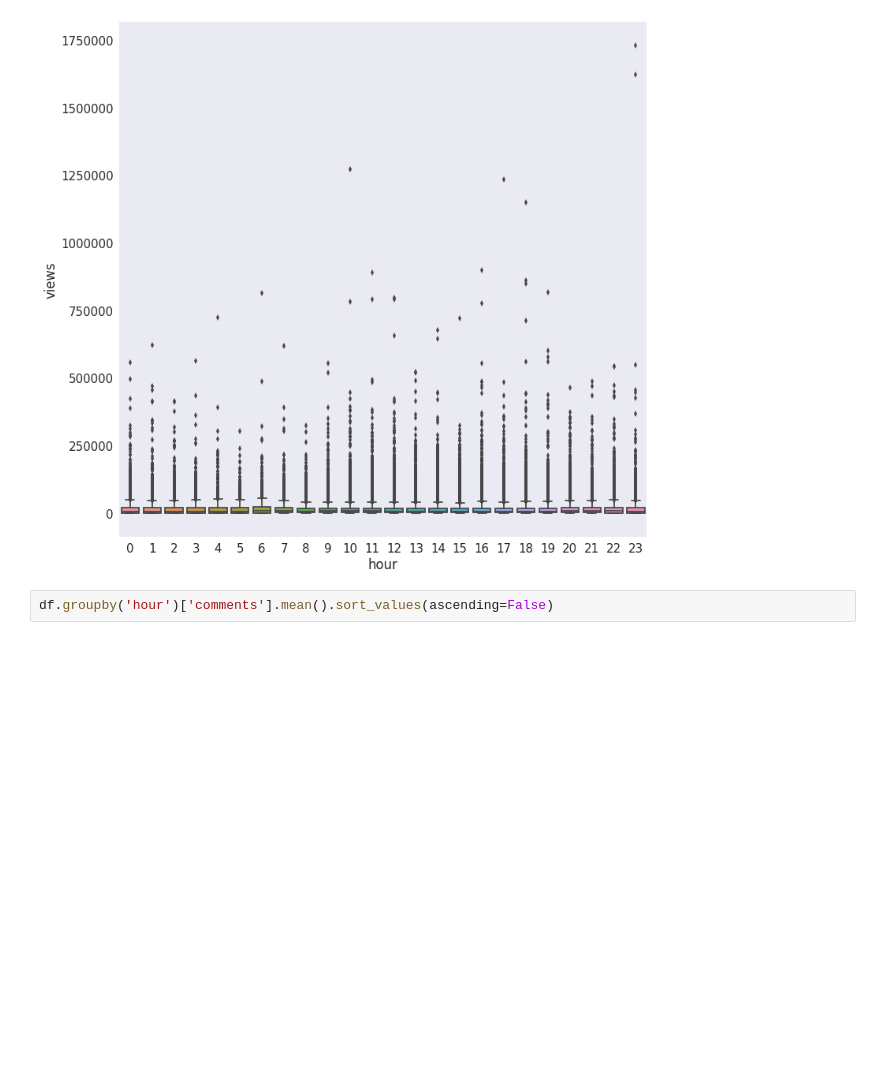
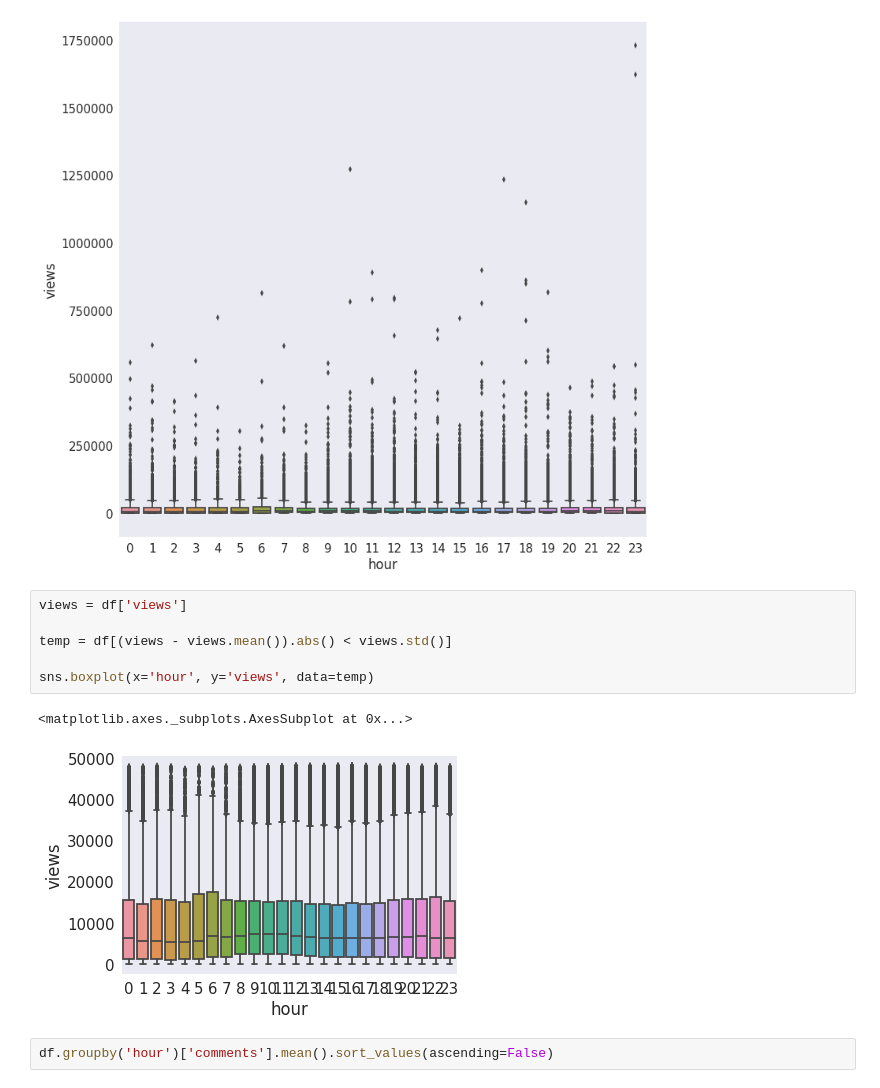
Before and after one commit to pavelvpster/mlcourse_open, a Jupyter notebook: jupyter_notebooks/homeworks/hw02_habr_visual_analysis.ipynb, the cells around one changed output. Drawn from its saved outputs; the diff is of its cells as text; blank space fills up the shorter version.

```diff
--- a/jupyter_notebooks/homeworks/hw02_habr_visual_analysis.ipynb
+++ b/jupyter_notebooks/homeworks/hw02_habr_visual_analysis.ipynb
@@ -176,6 +176,15 @@ sns.boxplot(x='hour', y='views', data=df)
 # %% [output]
 <matplotlib.axes._subplots.AxesSubplot at 0x...>
 [figure]
+# %%
+views = df['views']
+
+temp = df[(views - views.mean()).abs() < views.std()]
+
+sns.boxplot(x='hour', y='views', data=temp)
+# %% [output]
+<matplotlib.axes._subplots.AxesSubplot at 0x...>
+[figure, added]
 # %%
 df.groupby('hour')['comments'].mean().sort_values(ascending=False)
 # %% [output]
```
Also changed, not shown: parts of 1 cell of this notebook.
